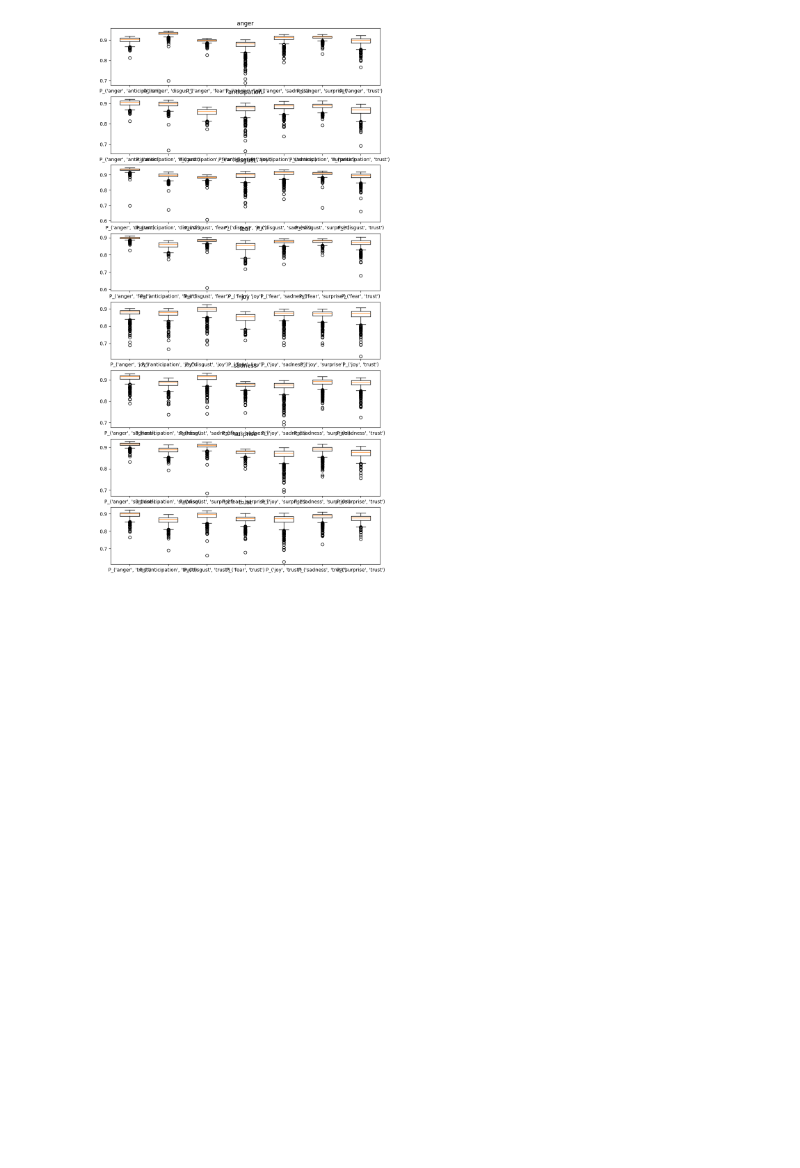
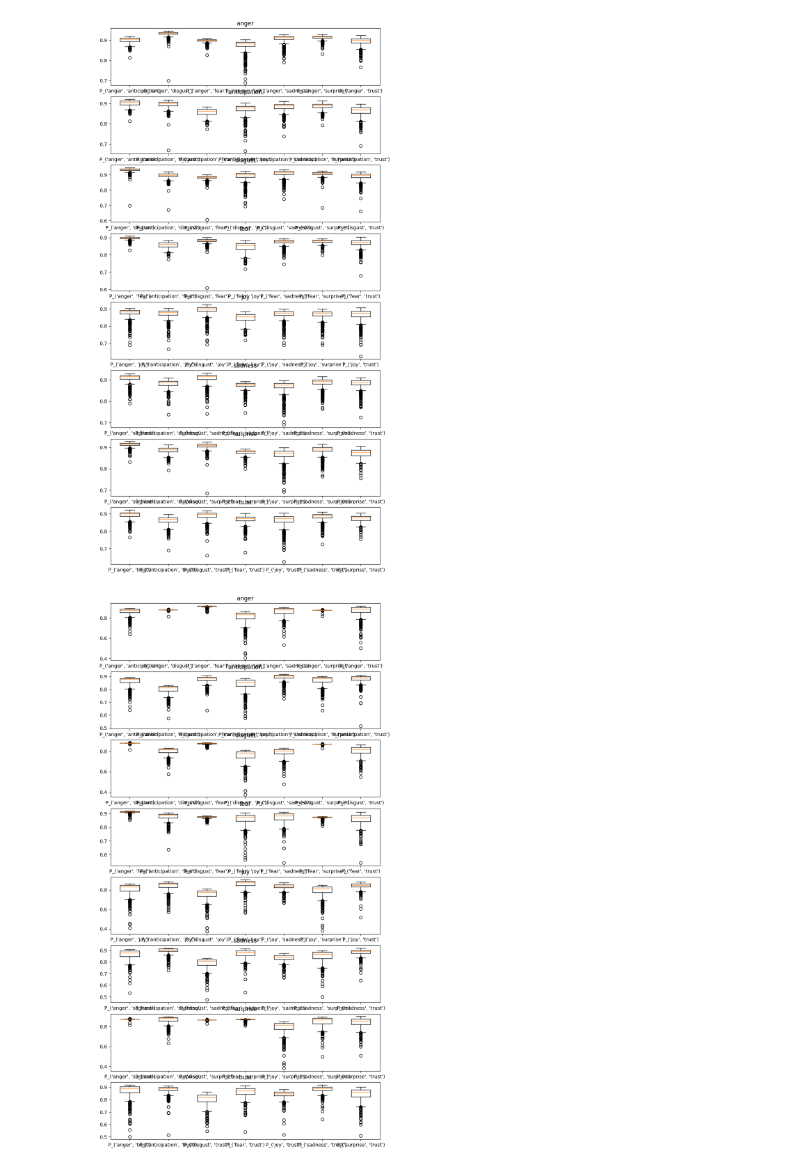
Before and after one commit to jahzeel-ulises/MODULACION, a Jupyter notebook: Clasificacion.ipynb, the cells around one changed output. Cells and saved outputs as stored; diff of their text form; code cells hidden in the pictures; blank space fills up the shorter version.

```diff
--- a/Clasificacion.ipynb
+++ b/Clasificacion.ipynb
@@ -182,6 +182,25 @@ for emotion in emotion_list:
     i+=1
 # %% [output]
 [figure]
+# %%
+fig,ax = plt.subplots(8,figsize=(10,20))
+columns = words_embbed_w2v_info.columns
+i = 0
+for emotion in emotion_list:
+    data = []
+    labels = []
+    for column in columns:
+        if emotion in column:
+            if 'f_' in column:
+                continue
+            data.append([element[0] for element in words_embbed_fst_info[column]])
+            labels.append(column)
+    ax[i].boxplot(data)
+    ax[i].set_xticklabels(labels)
+    ax[i].set_title(emotion)
+    i+=1
+# %% [output]
+[figure, added]
 # %%
 from memspectrum import MESA
 
```
Also changed, not shown: parts of 13 cells of this notebook, 1 other file.
